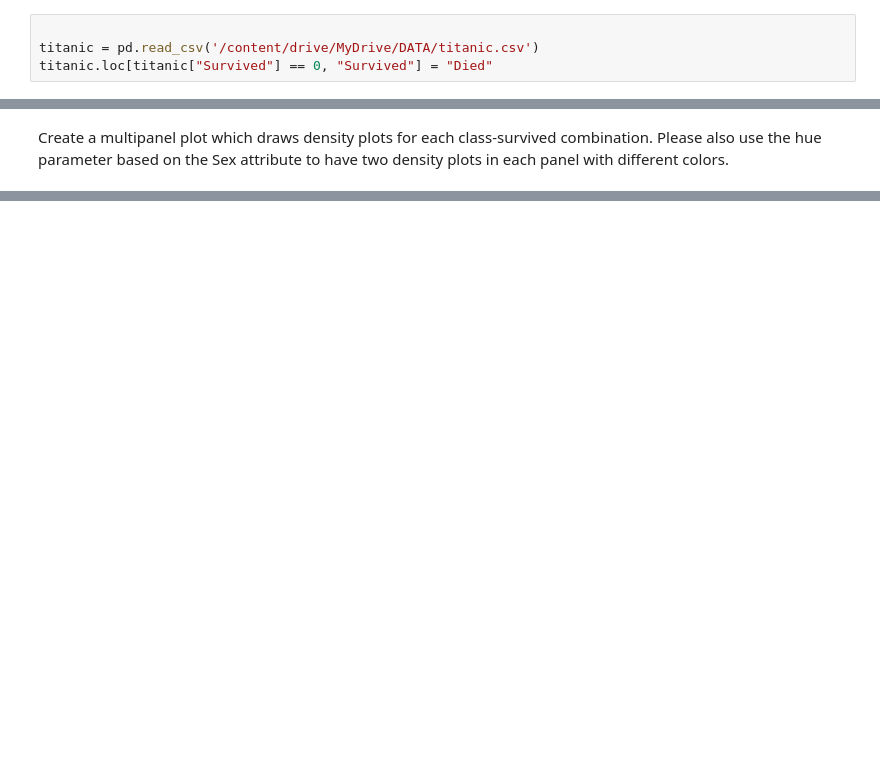
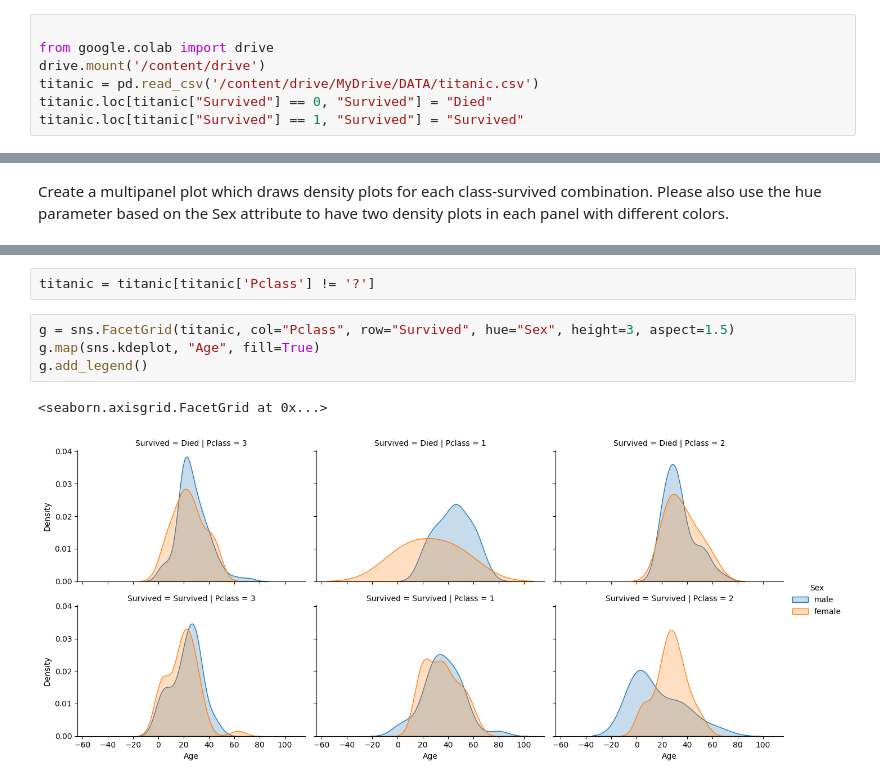
Before and after one commit to zrsteff/DSC502, a Jupyter notebook: ICA10 FacetGrid_ICA_version.ipynb, the cells around one changed output, grey strips where cells are left out. Saved outputs shown, nothing was run; the diff lists cells and outputs as text; blank space fills up the shorter version.

```diff
--- a/ICA10 FacetGrid_ICA_version.ipynb
+++ b/ICA10 FacetGrid_ICA_version.ipynb
@@ -12,5 +12,8 @@ import matplotlib.pyplot as plt
 *   Get rows which don't have "?" under Pclass column and move to the next step.
 # %%
 
+from google.colab import drive
+drive.mount('/content/drive')
 titanic = pd.read_csv('/content/drive/MyDrive/DATA/titanic.csv')
 titanic.loc[titanic["Survived"] == 0, "Survived"] = "Died"
+titanic.loc[titanic["Survived"] == 1, "Survived"] = "Survived"
@@ -28,0 +24,9 @@ Create a multipanel plot which draws density plots for each class-survived combi
+# %%
+titanic = titanic[titanic['Pclass'] != '?']
+# %%
+g = sns.FacetGrid(titanic, col="Pclass", row="Survived", hue="Sex", height=3, aspect=1.5)
+g.map(sns.kdeplot, "Age", fill=True)
+g.add_legend()
+# %% [output]
+<seaborn.axisgrid.FacetGrid at 0x...>
+[figure, added]
```
Also changed, not shown: parts of 2 cells of this notebook.
